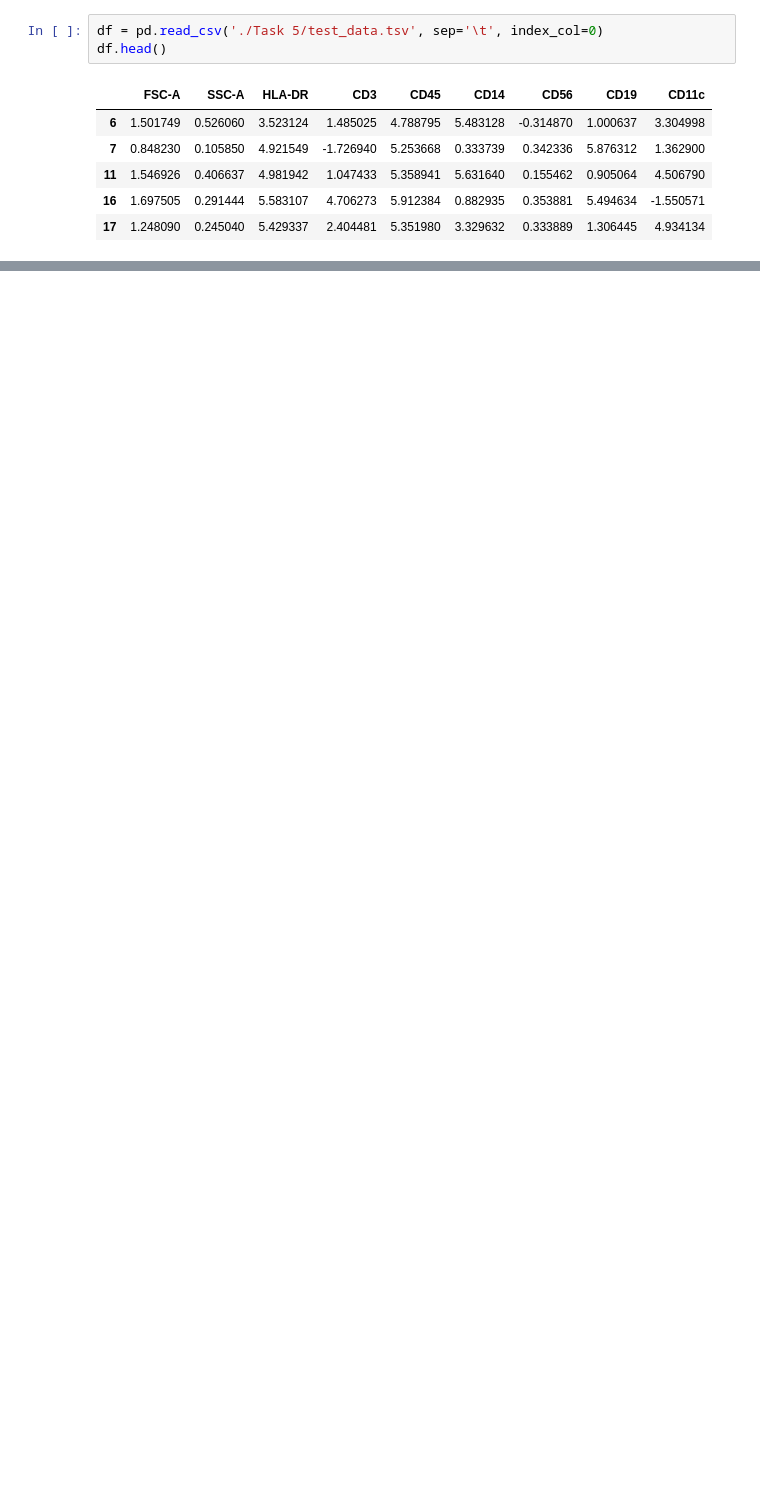
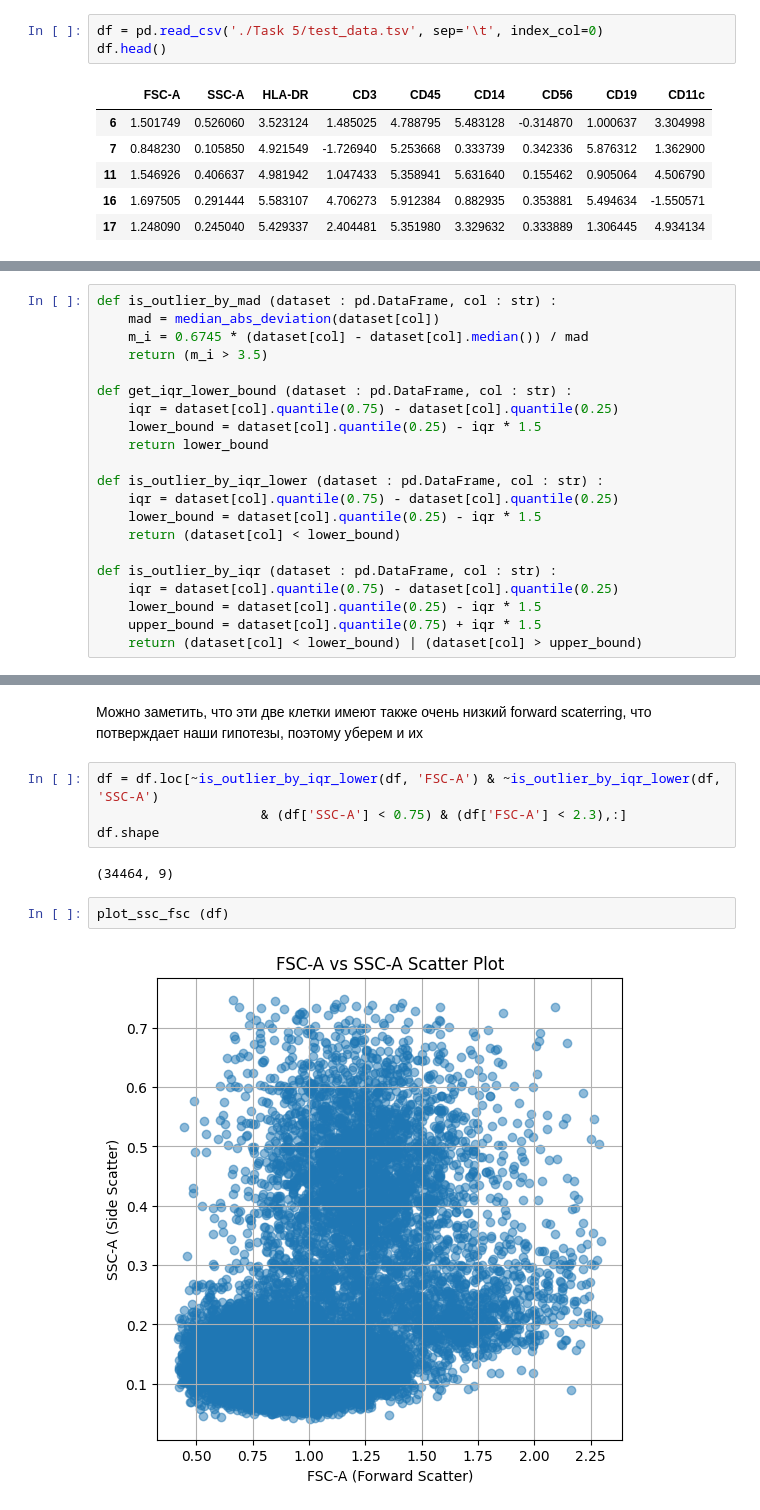
Before and after one commit to GlitchyHydra/boston_gene_test, a Jupyter notebook: task5.ipynb, the cells around one changed output, grey strips where cells are left out. Drawn from its saved outputs; the diff is of its cells as text; blank space fills up the shorter version.

```diff
--- a/task5.ipynb
+++ b/task5.ipynb
@@ -81,0 +26,21 @@ sns.scatterplot(
+# %%
+def is_outlier_by_mad (dataset : pd.DataFrame, col : str) :
+    mad = median_abs_deviation(dataset[col])
+    m_i = 0.6745 * (dataset[col] - dataset[col].median()) / mad
+    return (m_i > 3.5)
+
+def get_iqr_lower_bound (dataset : pd.DataFrame, col : str) :
+    iqr = dataset[col].quantile(0.75) - dataset[col].quantile(0.25)
+    lower_bound = dataset[col].quantile(0.25) - iqr * 1.5
+    return lower_bound
+
+def is_outlier_by_iqr_lower (dataset : pd.DataFrame, col : str) :
+    iqr = dataset[col].quantile(0.75) - dataset[col].quantile(0.25)
+    lower_bound = dataset[col].quantile(0.25) - iqr * 1.5
+    return (dataset[col] < lower_bound)
+
+def is_outlier_by_iqr (dataset : pd.DataFrame, col : str) :
+    iqr = dataset[col].quantile(0.75) - dataset[col].quantile(0.25)
+    lower_bound = dataset[col].quantile(0.25) - iqr * 1.5
+    upper_bound = dataset[col].quantile(0.75) + iqr * 1.5
+    return (dataset[col] < lower_bound) | (dataset[col] > upper_bound)
@@ -81,0 +123,12 @@ sns.scatterplot(
+# %% [markdown]
+Можно заметить, что эти две клетки имеют также очень низкий forward scaterring, что потверждает наши гипотезы, поэтому уберем и их
+# %%
+df = df.loc[~is_outlier_by_iqr_lower(df, 'FSC-A') & ~is_outlier_by_iqr_lower(df, 'SSC-A')
+                     & (df['SSC-A'] < 0.75) & (df['FSC-A'] < 2.3),:]
+df.shape
+# %% [output]
+(34464, 9)
+# %%
+plot_ssc_fsc (df)
+# %% [output]
+[figure, added]
```
Also changed, not shown: parts of 86 cells of this notebook, 2 other files.
